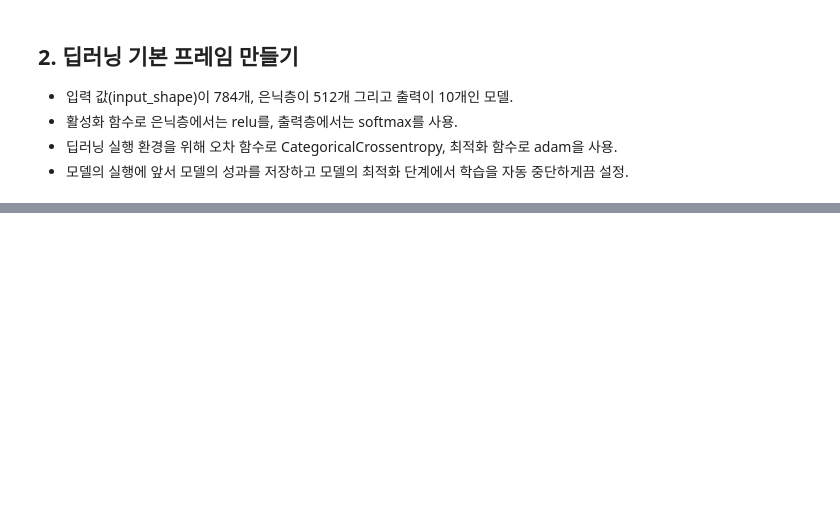
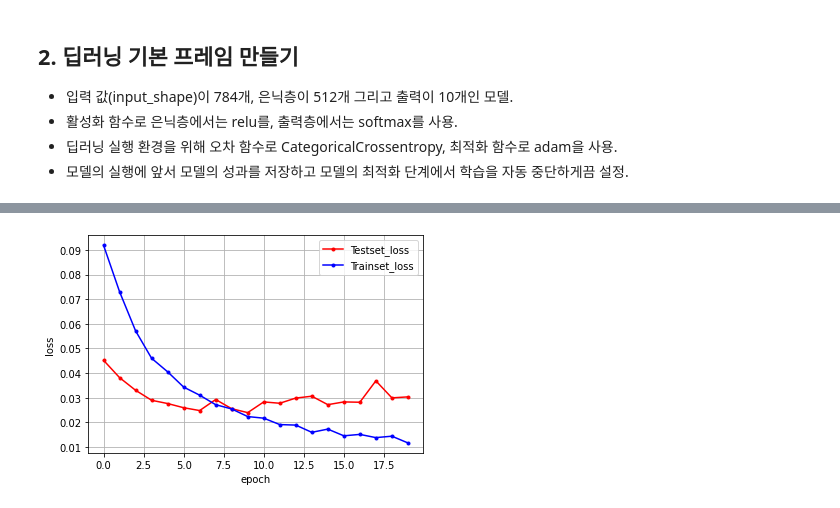
Before and after one commit to KTH7/Deep-Learning, a Jupyter notebook: CNN_mnist.ipynb, the cells around one changed output, grey strips where cells are left out. Cells and saved outputs as stored; diff of their text form; code cells hidden in the pictures; blank space fills up the shorter version.

```diff
--- a/CNN_mnist.ipynb
+++ b/CNN_mnist.ipynb
@@ -320,0 +286,30 @@ plt.show()
+# %%
+(X_train,Y_train),(X_test,Y_test)=mnist.load_data()
+X_train=X_train.reshape(X_train.shape[0],28,28,1).astype('float32')/255
+X_test=X_test.reshape(X_test.shape[0],28,28,1).astype('float32')/255
+Y_train=to_categorical(Y_train)
+Y_test=to_categorical(Y_test)
+
+model=Sequential()
+model.add(Conv2D(32,kernel_size=(3,3),input_shape=(28,28,1),activation='relu'))
+model.add(Conv2D(64,(3,3),activation='relu'))
+model.add(MaxPooling2D(pool_size=2))
+model.add(Dropout(0.25))
+model.add(Flatten())
+model.add(Dense(128,activation='relu'))
+model.add(Dropout(0.5))
+model.add(Dense(10,activation='softmax'))
+# %%
+model.compile(loss='categorical_crossentropy',optimizer='adam',metrics=['accuracy'])
+
+MODEL_DIR='./model/'
+if not os.path.exists(MODEL_DIR):
+    os.mkdir(MODEL_DIR)
+
+modelpath="./model/{epoch:02d}-{val_loss:4f}.hdf5"
+checkpointer=ModelCheckpoint(filepath=modelpath,monitor='val_loss',verbose=1,save_best_only=True)
+early_stopping_callback=EarlyStopping(monitor='val_loss',patience=10)
+
+history=model.fit(X_train,Y_train,validation_data=(X_test,Y_test),epochs=30,batch_size=200,verbose=0,callbacks=[early_stopping_callback,checkpointer])
+
+print("\n Test Accuracy:%.4f"%(model.evaluate(X_test,Y_test)[1]))
@@ -320,0 +334,15 @@ plt.show()
+# %%
+y_vloss=history.history['val_loss']
+y_loss=history.history['loss']
+
+x_len=np.arange(len(y_loss))
+plt.plot(x_len,y_vloss,marker='.',c='red',label='Testset_loss')
+plt.plot(x_len,y_loss,marker='.',c='blue',label='Trainset_loss')
+
+plt.legend(loc='upper right')
+plt.grid()
+plt.xlabel('epoch')
+plt.ylabel('loss')
+plt.show()
+# %% [output]
+[figure, added]
```
Also changed, not shown: parts of 40 cells of this notebook.
